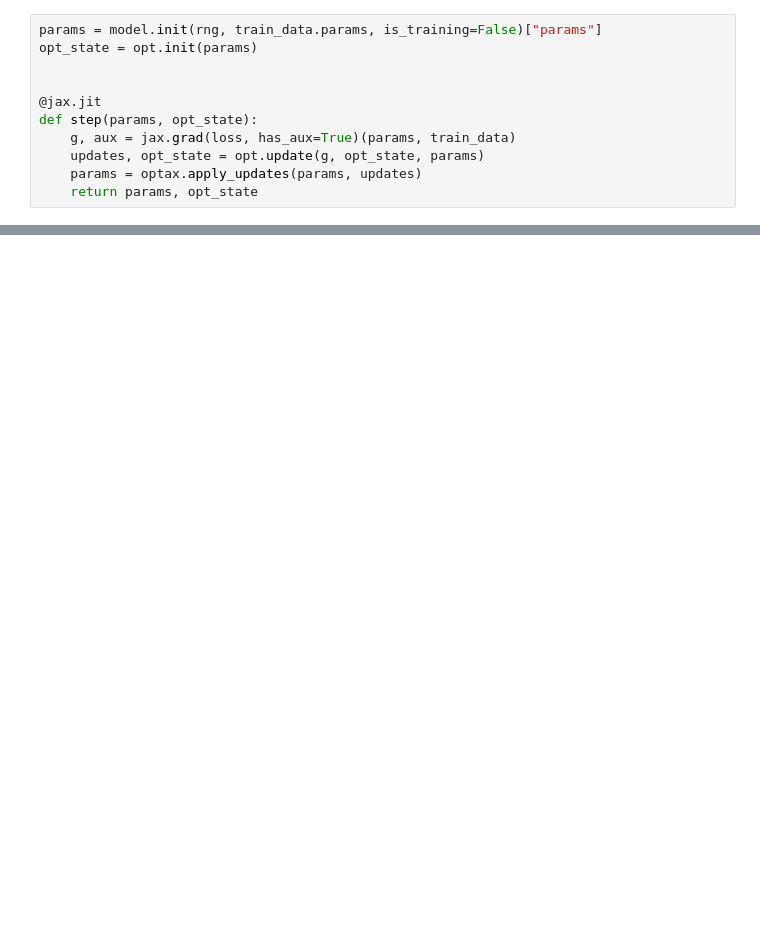
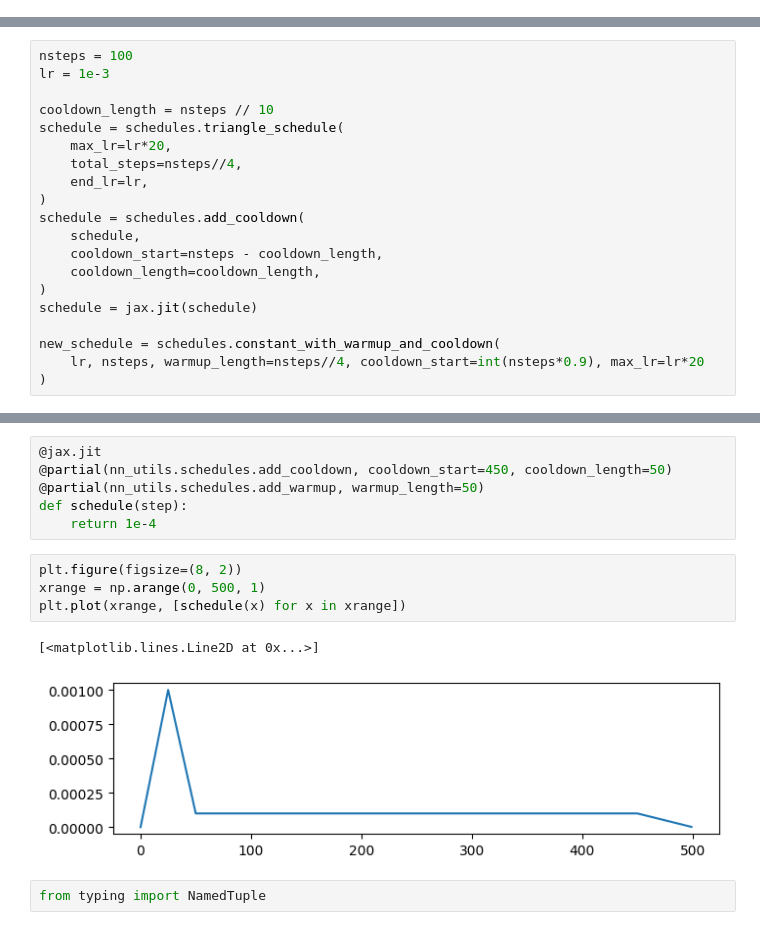
Before and after one commit to langosco/meta-transformer, a Jupyter notebook: notebooks/scratch.ipynb, the cells around one changed output, grey strips where cells are left out. Drawn from its saved outputs; the diff is of its cells as text; blank space fills up the shorter version.

```diff
--- a/notebooks/scratch.ipynb
+++ b/notebooks/scratch.ipynb
@@ -162,11 +0,0 @@ plt.hist([x.std() for x in train_data.params])
-# %%
-params = model.init(rng, train_data.params, is_training=False)["params"]
-opt_state = opt.init(params)
-
-
-@jax.jit
-def step(params, opt_state):
-    g, aux = jax.grad(loss, has_aux=True)(params, train_data)
-    updates, opt_state = opt.update(g, opt_state, params)
-    params = optax.apply_updates(params, updates)
-    return params, opt_state
@@ -289,0 +43,20 @@ plt.plot([schedule(i) for i in range(5000)])
+# %%
+nsteps = 100
+lr = 1e-3
+
+cooldown_length = nsteps // 10
+schedule = schedules.triangle_schedule(
+    max_lr=lr*20,
+    total_steps=nsteps//4,
+    end_lr=lr,
+)
+schedule = schedules.add_cooldown(
+    schedule,
+    cooldown_start=nsteps - cooldown_length,
+    cooldown_length=cooldown_length,
+)
+schedule = jax.jit(schedule)
+
+new_schedule = schedules.constant_with_warmup_and_cooldown(
+    lr, nsteps, warmup_length=nsteps//4, cooldown_start=int(nsteps*0.9), max_lr=lr*20
+)
@@ -289,0 +90,15 @@ plt.plot([schedule(i) for i in range(5000)])
+# %%
+@jax.jit
+@partial(nn_utils.schedules.add_cooldown, cooldown_start=450, cooldown_length=50)
+@partial(nn_utils.schedules.add_warmup, warmup_length=50)
+def schedule(step):
+    return 1e-4
+# %%
+plt.figure(figsize=(8, 2))
+xrange = np.arange(0, 500, 1)
+plt.plot(xrange, [schedule(x) for x in xrange])
+# %% [output]
+[<matplotlib.lines.Line2D at 0x...>]
+[figure, added]
+# %%
+from typing import NamedTuple
```
Also changed, not shown: parts of 38 cells of this notebook, 2 other files.
